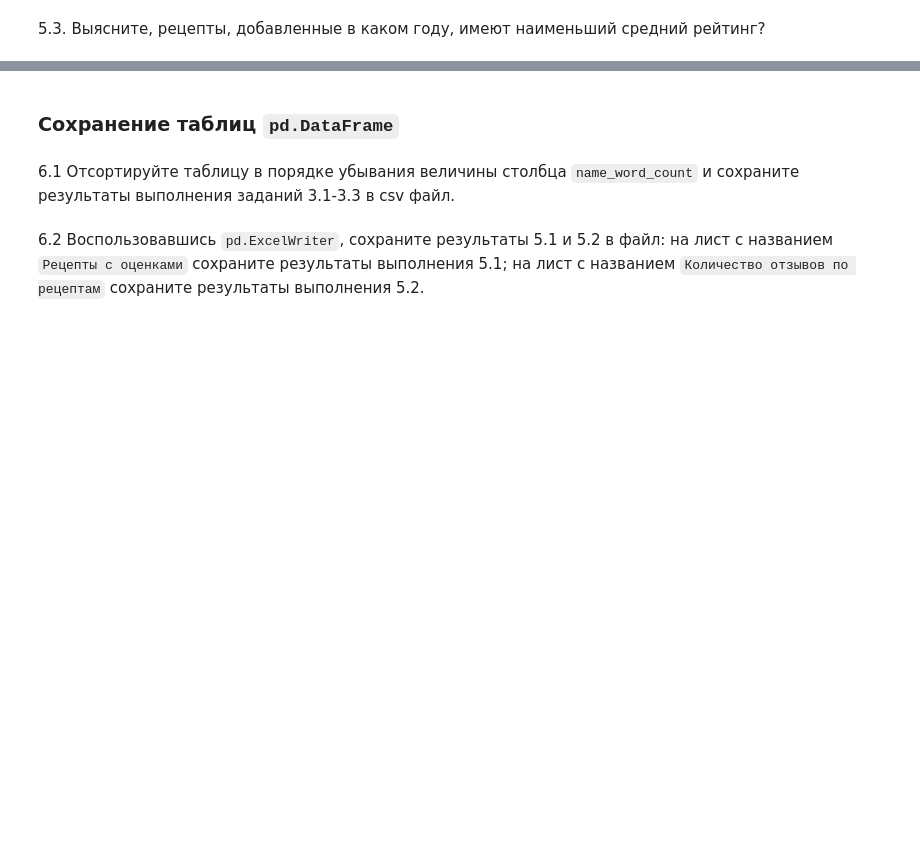
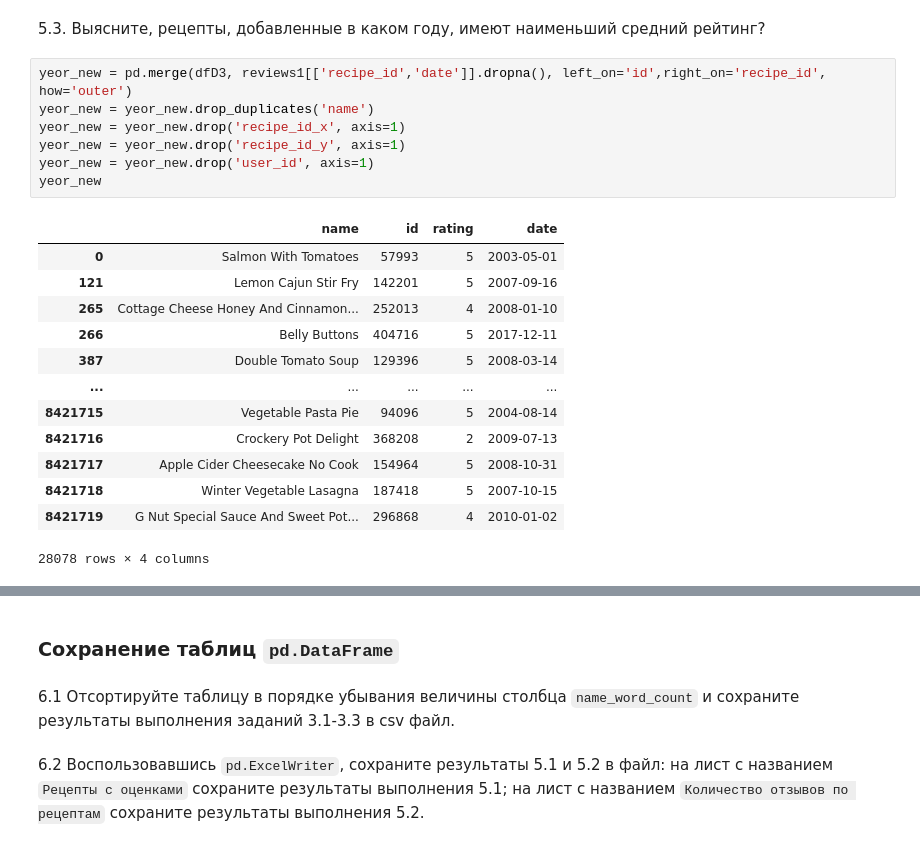
Before and after one commit to ms236566/-, a Jupyter notebook: Лабраб_02_pandas_МосквичеваОВ_ДПИ23_1.ipynb, the cells around one changed output, grey strips where cells are left out. Cells and saved outputs as stored; diff of their text form; blank space fills up the shorter version.

```diff
--- a/Лабраб_02_pandas_МосквичеваОВ_ДПИ23_1.ipynb
+++ b/Лабраб_02_pandas_МосквичеваОВ_ДПИ23_1.ipynb
@@ -525,2 +527,23 @@ Index: []
 # %% [markdown]
 5.3. Выясните, рецепты, добавленные в каком году, имеют наименьший средний рейтинг?
+# %%
+yeor_new = pd.merge(dfD3, reviews1[['recipe_id','date']].dropna(), left_on='id',right_on='recipe_id', how='outer')
+yeor_new = yeor_new.drop_duplicates('name')
+yeor_new = yeor_new.drop('recipe_id_x', axis=1)
+yeor_new = yeor_new.drop('recipe_id_y', axis=1)
+yeor_new = yeor_new.drop('user_id', axis=1)
+yeor_new
+# %% [output]
+|  | name | id | rating | date |
+| 0 | Salmon With Tomatoes | 57993 | 5 | 2003-05-01 |
+| 121 | Lemon Cajun Stir Fry | 142201 | 5 | 2007-09-16 |
+| 265 | Cottage Cheese Honey And Cinnamon... | 252013 | 4 | 2008-01-10 |
+| 266 | Belly Buttons | 404716 | 5 | 2017-12-11 |
+| 387 | Double Tomato Soup | 129396 | 5 | 2008-03-14 |
+| ... | ... | ... | ... | ... |
+| 8421715 | Vegetable Pasta Pie | 94096 | 5 | 2004-08-14 |
+| 8421716 | Crockery Pot Delight | 368208 | 2 | 2009-07-13 |
+| 8421717 | Apple Cider Cheesecake No Cook | 154964 | 5 | 2008-10-31 |
+| 8421718 | Winter Vegetable Lasagna | 187418 | 5 | 2007-10-15 |
+| 8421719 | G Nut Special Sauce And Sweet Pot... | 296868 | 4 | 2010-01-02 |
+28078 rows × 4 columns
```
Also changed, not shown: parts of 8 cells of this notebook.
